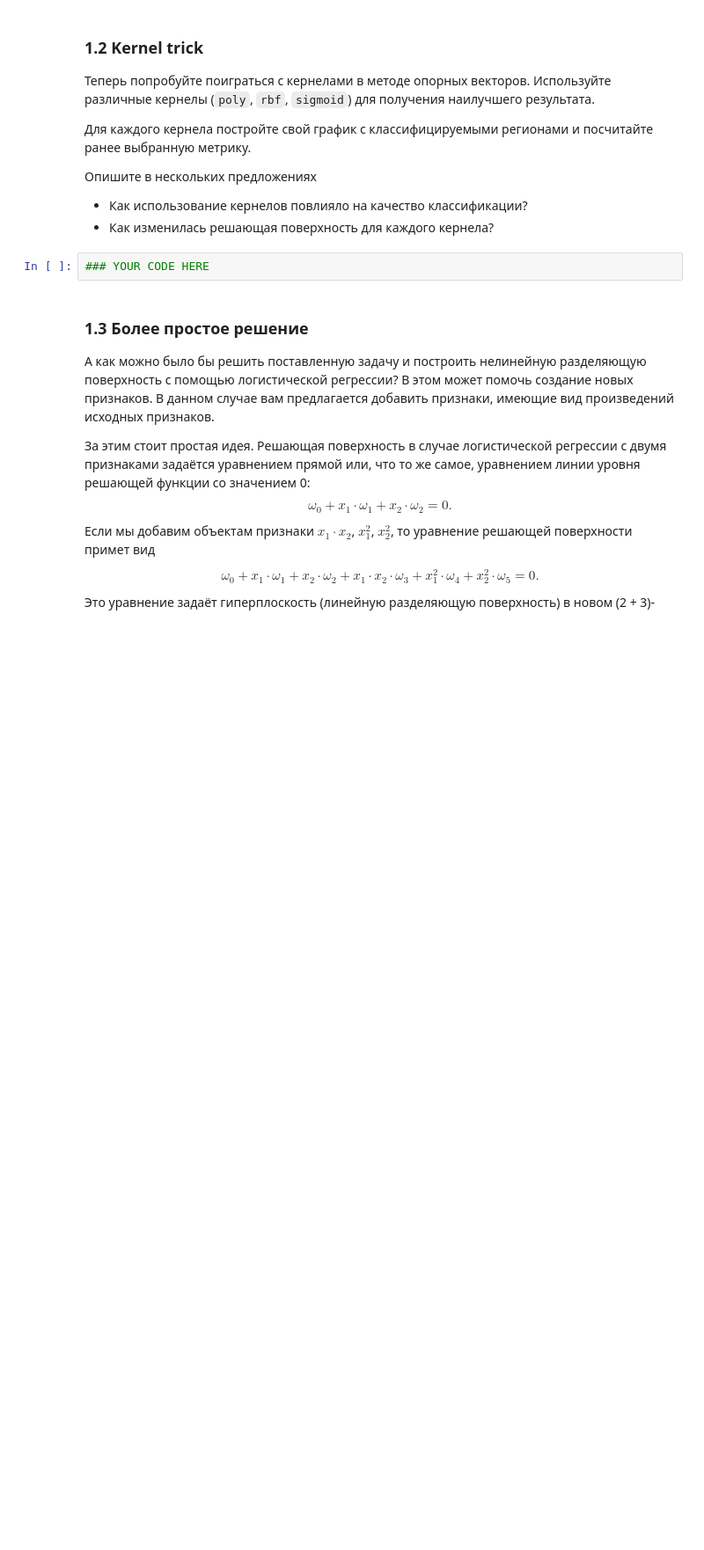
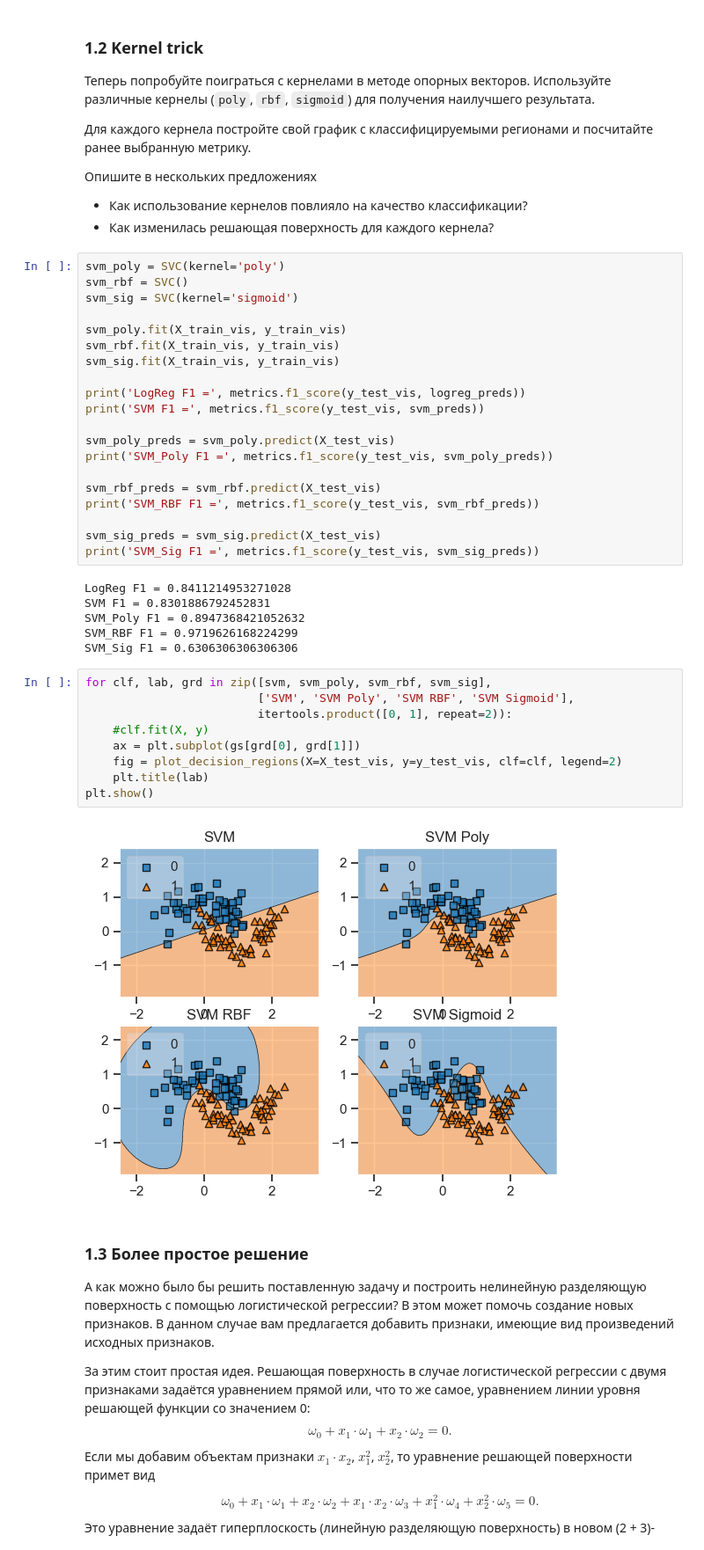
Before and after one commit to vsedykh/mipt, a Jupyter notebook: ML_hw/hw3_linclass_hyperopt.ipynb, the cells around one changed output. Shown at 88% size. Saved outputs shown, nothing was run; the diff lists cells and outputs as text; blank space fills up the shorter version.

```diff
--- a/ML_hw/hw3_linclass_hyperopt.ipynb
+++ b/ML_hw/hw3_linclass_hyperopt.ipynb
@@ -54,8 +96,43 @@ svm = SVC(kernel='linear')
 
 * Как использование кернелов повлияло на качество классификации?
 * Как изменилась решающая поверхность для каждого кернела?
-# %%
-### YOUR CODE HERE
+# %%
+svm_poly = SVC(kernel='poly')
+svm_rbf = SVC()
+svm_sig = SVC(kernel='sigmoid')
+
+svm_poly.fit(X_train_vis, y_train_vis)
+svm_rbf.fit(X_train_vis, y_train_vis)
+svm_sig.fit(X_train_vis, y_train_vis)
+
+print('LogReg F1 =', metrics.f1_score(y_test_vis, logreg_preds))
+print('SVM F1 =', metrics.f1_score(y_test_vis, svm_preds))
+
+svm_poly_preds = svm_poly.predict(X_test_vis)
+print('SVM_Poly F1 =', metrics.f1_score(y_test_vis, svm_poly_preds))
+
+svm_rbf_preds = svm_rbf.predict(X_test_vis)
+print('SVM_RBF F1 =', metrics.f1_score(y_test_vis, svm_rbf_preds))
+
+svm_sig_preds = svm_sig.predict(X_test_vis)
+print('SVM_Sig F1 =', metrics.f1_score(y_test_vis, svm_sig_preds))
+# %% [output]
+LogReg F1 = 0.8411214953271028
+SVM F1 = 0.8301886792452831
+SVM_Poly F1 = 0.8947368421052632
+SVM_RBF F1 = 0.9719626168224299
+SVM_Sig F1 = 0.6306306306306306
+# %%
+for clf, lab, grd in zip([svm, svm_poly, svm_rbf, svm_sig],
+                         ['SVM', 'SVM Poly', 'SVM RBF', 'SVM Sigmoid'],
+                         itertools.product([0, 1], repeat=2)):
+    #clf.fit(X, y)
+    ax = plt.subplot(gs[grd[0], grd[1]])
+    fig = plot_decision_regions(X=X_test_vis, y=y_test_vis, clf=clf, legend=2)
+    plt.title(lab)
+plt.show()
+# %% [output]
+[figure, added]
 # %% [markdown]
 ### 1.3 Более простое решение
 А как можно было бы решить поставленную задачу и построить нелинейную разделяющую поверхность с помощью логистической регрессии? В этом может помочь создание новых признаков. В данном случае вам предлагается добавить признаки, имеющие вид произведений исходных признаков.
```
Also changed, not shown: parts of 11 cells of this notebook.
